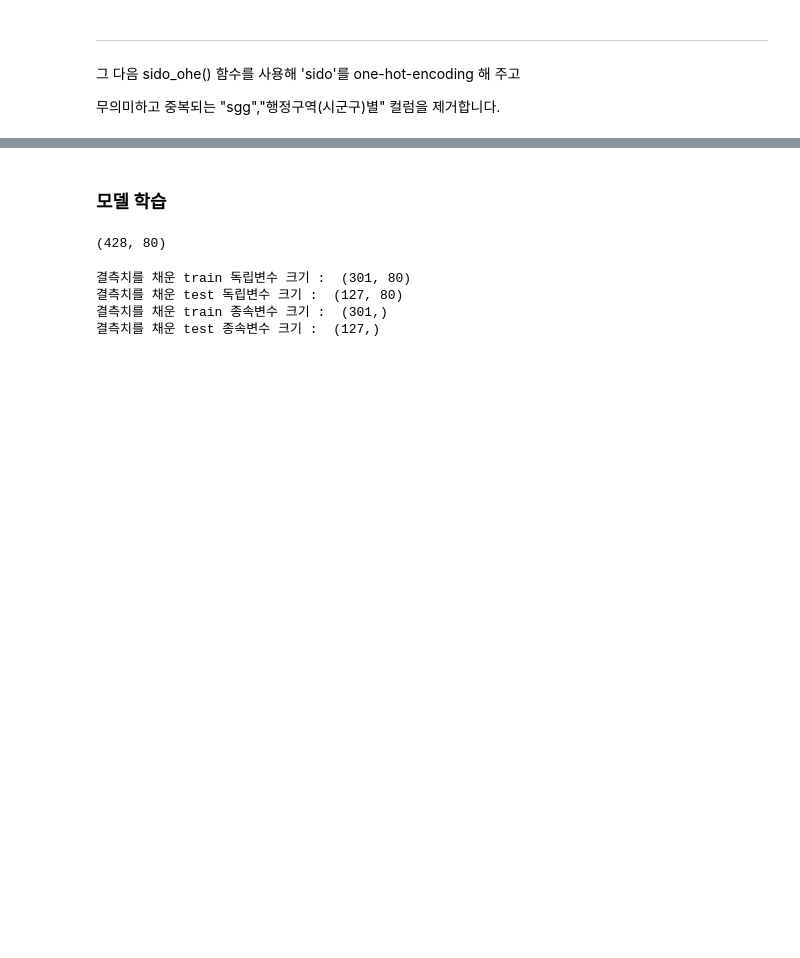
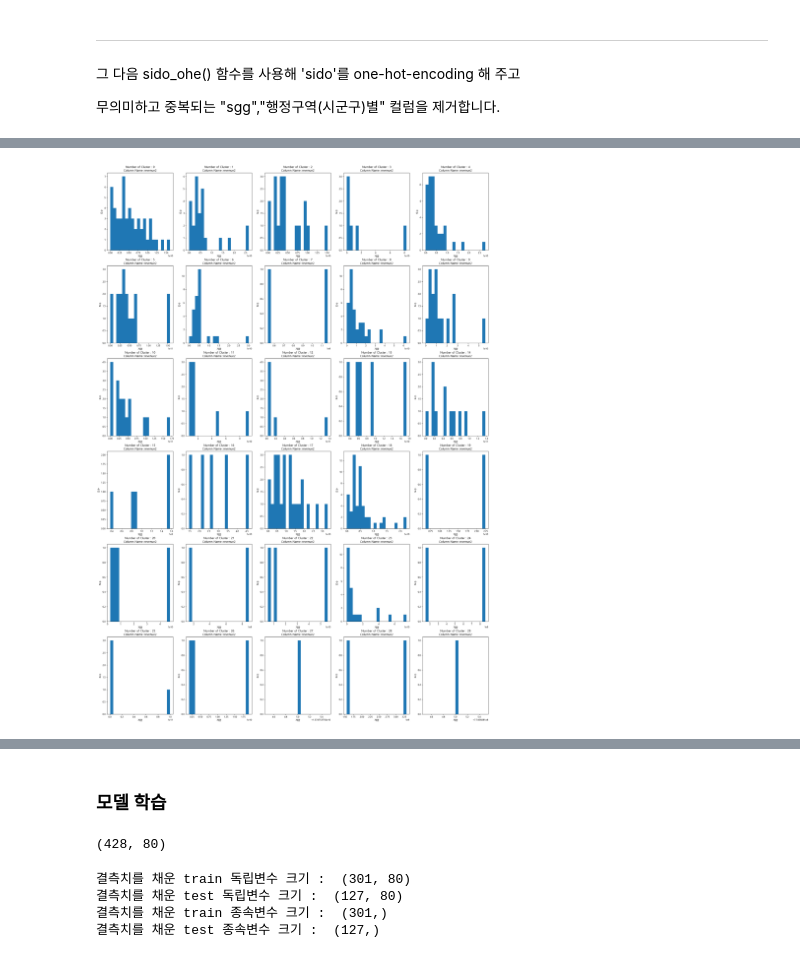
Before and after one commit to nyeokinyeoki/Gym_zalabim, a Jupyter notebook: ipynb/hospital.ipynb, the cells around one changed output, grey strips where cells are left out. Saved outputs shown, nothing was run; the diff lists cells and outputs as text; code cells hidden in the pictures; blank space fills up the shorter version.

```diff
--- a/ipynb/hospital.ipynb
+++ b/ipynb/hospital.ipynb
@@ -2324,5 +2481,5 @@ visualize_silhouette([10,12,15,16,18,20,25], X_mmsc_cl)
 # %%
-clst_kmeans = KMeans(n_clusters=25, random_state=100, max_iter=500)
+clst_kmeans = KMeans(n_clusters=30, random_state=rs, max_iter=500)
 
 model = clst_kmeans.fit(X_mmsc_cl)
 clst_label = model.labels_
@@ -2350,3 +2511,3 @@ print(clst_label)
 # %%
-df_kmeans["NumberOfCluster"] = pd.Series(clst_label)
-# df_kmeans.tail()
+df_new["NumberOfCluster"] = pd.Series(clst_label)
+df_new.tail(20)
@@ -2372,7 +2592,7 @@ Length: 83, dtype: int64
 # %%
 # 군집별 히스토그램 확인
 
-def sp_hist(DF=None, colClst=None, colhist=None, Range=None) :
+def sp_hist(DF, colClst : str, colhist : str, Range : int) :
     """
     군집별 특정 컬럼의 히스토그램을 확인합니다.
 
@@ -2380,8 +2600,9 @@ def sp_hist(DF=None, colClst=None, colhist=None, Range=None) :
     colClst : 군집 번호를 표시하는 컬럼
     colhist : 히스토그램으로 표현하고자 하는 컬럼
     """
+    import math
 
-    fig, axs = plt.subplots(figsize=(16, 32), nrows=4, ncols=3)
+    fig, axs = plt.subplots(figsize=(28, 40), nrows=math.ceil(Range//5), ncols=5)
     # axs는 numpy ndarray 형식
 
     # 한글 폰트 설정 및 깨짐 방지
@@ -2390,15 +2611,11 @@ def sp_hist(DF=None, colClst=None, colhist=None, Range=None) :
 
     for c in range(Range):
         dataframe = DF[DF[colClst]==c][colhist]
-        # print("현재 순서 :",c)
-        # print("행 :", c//3)
-        # print("열 :", c%3)
-        axs[(c//3),(c % 3)].hist(dataframe, bins=20)
-        axs[(c//3),(c % 3)].set_title('Number of Cluster : '+ str(c)+'\n' \
+
+        axs[(c//5),(c % 5)].hist(dataframe, bins=20)
+        axs[(c//5),(c % 5)].set_title('Number of Cluster : '+ str(c)+'\n' \
                             'Column Name :' + str(dataframe.name) )
-        axs[(c//3),(c % 3)].set_xlabel("계급")
-        axs[(c//3),(c % 3)].set_ylabel("도수")
+        axs[(c//5),(c % 5)].set_xlabel("계급")
+        axs[(c//5),(c % 5)].set_ylabel("도수")
 
     plt.show()
-
-    return
@@ -2429,0 +2622,4 @@ def sp_boxplot(DF=None, colClst=None, colbox=None, Range=None) :
+# %%
+sp_hist(DF=df_new, colClst="NumberOfCluster", colhist="revenue2", Range=30)
+# %% [output]
+[figure, added]
```
Also changed, not shown: parts of 43 cells of this notebook, 1 other file.
